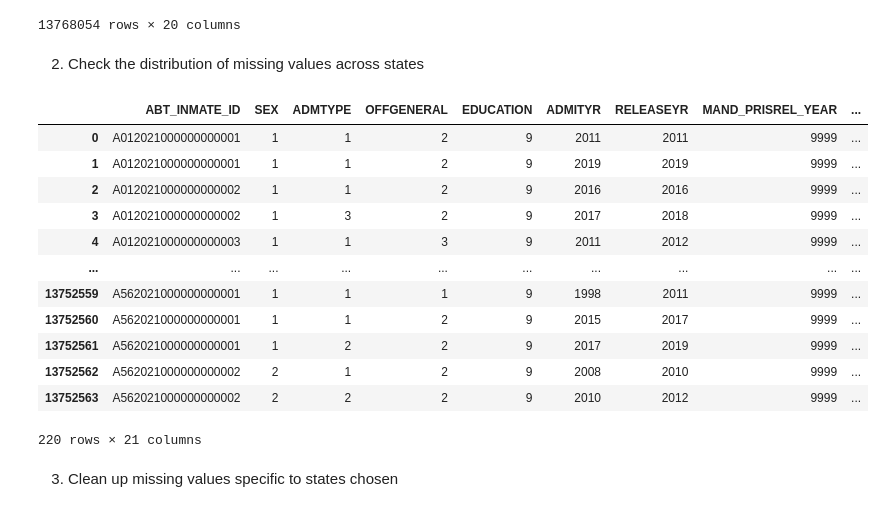
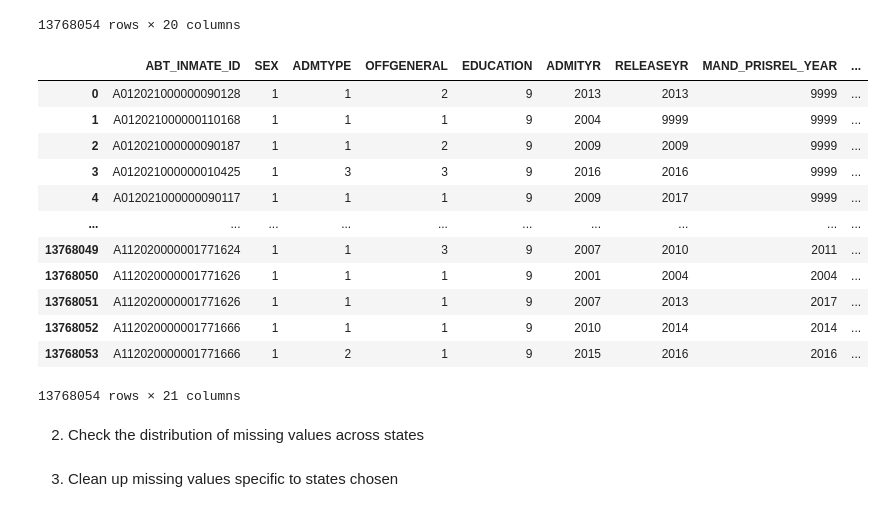
Before and after one commit to TeaTafaj/Recidivism-Education, a Jupyter notebook: pre_processing.ipynb, the cells around one changed output. Cells and saved outputs as stored; diff of their text form; code cells hidden in the pictures.

```diff
--- a/pre_processing.ipynb
+++ b/pre_processing.ipynb
@@ -154,21 +175,20 @@ df["recid_2_yrs"] = df["recid_2_yrs"].fillna(0).astype(int)
+# %%
+df
+# %% [output]
+|  | ABT_INMATE_ID | SEX | ADMTYPE | OFFGENERAL | EDUCATION | ADMITYR | RELEASEYR | MAND_PRISREL_YEAR | ... |
+| 0 | A012021000000090128 | 1 | 1 | 2 | 9 | 2013 | 2013 | 9999 | ... |
+| 1 | A012021000000110168 | 1 | 1 | 1 | 9 | 2004 | 9999 | 9999 | ... |
+| 2 | A012021000000090187 | 1 | 1 | 2 | 9 | 2009 | 2009 | 9999 | ... |
+| 3 | A012021000000010425 | 1 | 3 | 3 | 9 | 2016 | 2016 | 9999 | ... |
+| 4 | A012021000000090117 | 1 | 1 | 1 | 9 | 2009 | 2017 | 9999 | ... |
+| ... | ... | ... | ... | ... | ... | ... | ... | ... | ... |
+| 13768049 | A112020000001771624 | 1 | 1 | 3 | 9 | 2007 | 2010 | 2011 | ... |
+| 13768050 | A112020000001771626 | 1 | 1 | 1 | 9 | 2001 | 2004 | 2004 | ... |
+| 13768051 | A112020000001771626 | 1 | 1 | 1 | 9 | 2007 | 2013 | 2017 | ... |
+| 13768052 | A112020000001771666 | 1 | 1 | 1 | 9 | 2010 | 2014 | 2014 | ... |
+| 13768053 | A112020000001771666 | 1 | 2 | 1 | 9 | 2015 | 2016 | 2016 | ... |
+13768054 rows × 21 columns
 # %% [markdown]
 2. Check the distribution of missing values across states
-# %%
-statewise_missing_vals = df.groupby("STATE")
-statewise_missing_vals.head()
-# %% [output]
-|  | ABT_INMATE_ID | SEX | ADMTYPE | OFFGENERAL | EDUCATION | ADMITYR | RELEASEYR | MAND_PRISREL_YEAR | ... |
-| 0 | A012021000000000001 | 1 | 1 | 2 | 9 | 2011 | 2011 | 9999 | ... |
-| 1 | A012021000000000001 | 1 | 1 | 2 | 9 | 2019 | 2019 | 9999 | ... |
-| 2 | A012021000000000002 | 1 | 1 | 2 | 9 | 2016 | 2016 | 9999 | ... |
-| 3 | A012021000000000002 | 1 | 3 | 2 | 9 | 2017 | 2018 | 9999 | ... |
-| 4 | A012021000000000003 | 1 | 1 | 3 | 9 | 2011 | 2012 | 9999 | ... |
-| ... | ... | ... | ... | ... | ... | ... | ... | ... | ... |
-| 13752559 | A562021000000000001 | 1 | 1 | 1 | 9 | 1998 | 2011 | 9999 | ... |
-| 13752560 | A562021000000000001 | 1 | 1 | 2 | 9 | 2015 | 2017 | 9999 | ... |
-| 13752561 | A562021000000000001 | 1 | 2 | 2 | 9 | 2017 | 2019 | 9999 | ... |
-| 13752562 | A562021000000000002 | 2 | 1 | 2 | 9 | 2008 | 2010 | 9999 | ... |
-| 13752563 | A562021000000000002 | 2 | 2 | 2 | 9 | 2010 | 2012 | 9999 | ... |
-220 rows × 21 columns
 # %% [markdown]
 3. Clean up missing values specific to states chosen
```
Also changed, not shown: parts of 2 cells of this notebook.
